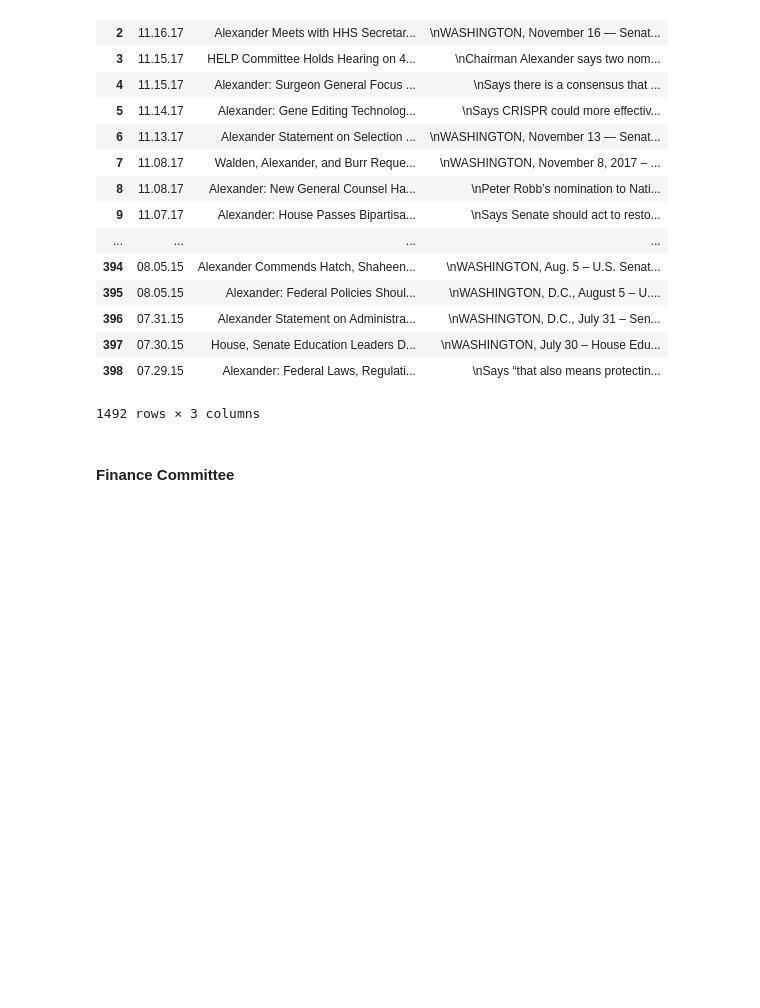
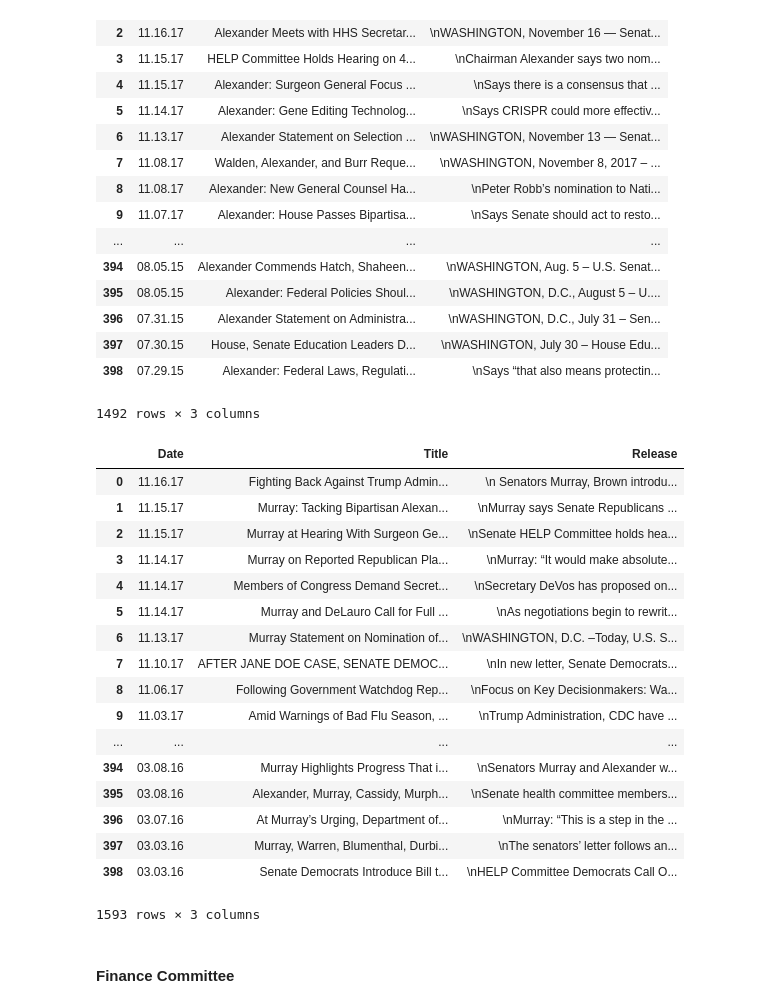
Before and after one commit to dgilbs/nlp_partisanship, a Jupyter notebook: Scraping.ipynb, the cells around one changed output. Drawn from its saved outputs; the diff is of its cells as text; code cells hidden in the pictures; blank space fills up the shorter version.

```diff
--- a/Scraping.ipynb
+++ b/Scraping.ipynb
@@ -1096,6 +1108,27 @@ maj_help_df
 # %%
 with open("/Users/danielgilberg/data_science/metis/nlp_partisanship/data/help/minority.pkl", "wb") as picklefile:
     pickle.dump(min_help_df, picklefile)
+# %%
+min_help_df
+# %% [output]
+|  | Date | Title | Release |
+| 0 | 11.16.17 | Fighting Back Against Trump Admin... | \n Senators Murray, Brown introdu... |
+| 1 | 11.15.17 | Murray: Tacking Bipartisan Alexan... | \nMurray says Senate Republicans ... |
+| 2 | 11.15.17 | Murray at Hearing With Surgeon Ge... | \nSenate HELP Committee holds hea... |
+| 3 | 11.14.17 | Murray on Reported Republican Pla... | \nMurray: “It would make absolute... |
+| 4 | 11.14.17 | Members of Congress Demand Secret... | \nSecretary DeVos has proposed on... |
+| 5 | 11.14.17 | Murray and DeLauro Call for Full ... | \nAs negotiations begin to rewrit... |
+| 6 | 11.13.17 | Murray Statement on Nomination of... | \nWASHINGTON, D.C. –Today, U.S. S... |
+| 7 | 11.10.17 | AFTER JANE DOE CASE, SENATE DEMOC... | \nIn new letter, Senate Democrats... |
+| 8 | 11.06.17 | Following Government Watchdog Rep... | \nFocus on Key Decisionmakers: Wa... |
+| 9 | 11.03.17 | Amid Warnings of Bad Flu Season, ... | \nTrump Administration, CDC have ... |
+| ... | ... | ... | ... |
+| 394 | 03.08.16 | Murray Highlights Progress That i... | \nSenators Murray and Alexander w... |
+| 395 | 03.08.16 | Alexander, Murray, Cassidy, Murph... | \nSenate health committee members... |
+| 396 | 03.07.16 | At Murray’s Urging, Department of... | \nMurray: “This is a step in the ... |
+| 397 | 03.03.16 | Murray, Warren, Blumenthal, Durbi... | \nThe senators’ letter follows an... |
+| 398 | 03.03.16 | Senate Democrats Introduce Bill t... | \nHELP Committee Democrats Call O... |
+1593 rows × 3 columns
 # %% [markdown]
 #### Finance Committee
 # %%
```
Also changed, not shown: parts of 1 cell of this notebook, 5 other files.
